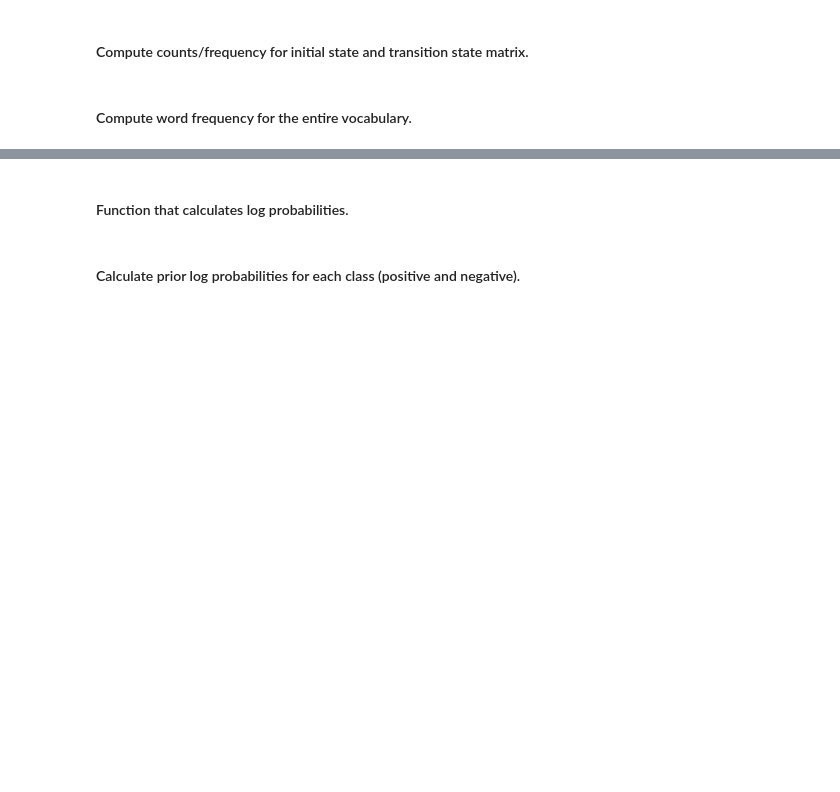
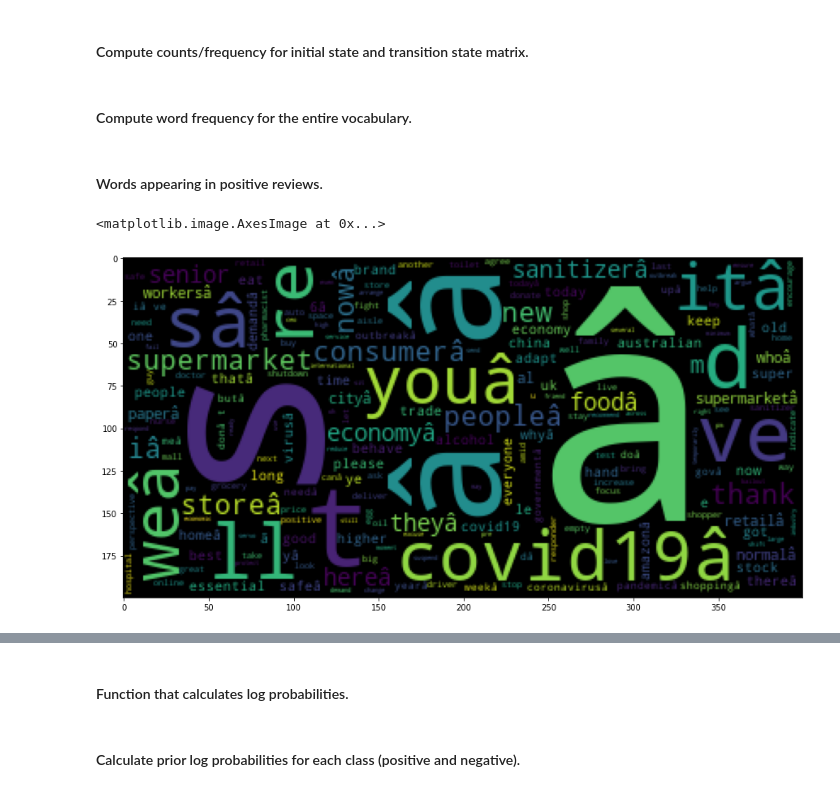
Before and after one commit to sachin17git/Twitter-Sentiment-Markov-Models, a Jupyter notebook: markov.ipynb, the cells around one changed output, grey strips where cells are left out. Saved outputs shown, nothing was run; the diff lists cells and outputs as text; code cells hidden in the pictures; blank space fills up the shorter version.

```diff
--- a/markov.ipynb
+++ b/markov.ipynb
@@ -48,7 +49,7 @@ def detect_pos_tag(tag):
     else:
         return wordnet.NOUN
 
-data = pd.read_csv("../corona tweets/Corona_NLP_train.csv", encoding='ISO-8859-1')
+data = pd.read_csv("../corona tweets/Corona_NLP_train.csv", encoding='latin-1')
 data.drop(["UserName","ScreenName", "Location", "TweetAt"], axis=1, inplace=True)
 data["tweets"] = data["OriginalTweet"].apply(remove_unwanted)
 data.head()
@@ -217,3 +218,13 @@ word_freq_pos = frequency([x for x, y in zip(xtrain, ytrain) if y == 0])
 word_freq_neg = frequency([x for x, y in zip(xtrain, ytrain) if y == 1])
 
 word_frequency = dict(Counter(word_freq_pos) + Counter(word_freq_neg))
+# %% [markdown]
+#### Words appearing in positive reviews.
+# %%
+# words appearing in positive reviews.
+plt.figure(figsize=(15, 12))
+positive_cloud = WordCloud().generate(' '.join([wc for wc in word_freq_pos.keys()]))
+plt.imshow(positive_cloud)
+# %% [output]
+<matplotlib.image.AxesImage at 0x...>
+[figure, added]
```
Also changed, not shown: parts of 3 cells of this notebook.
